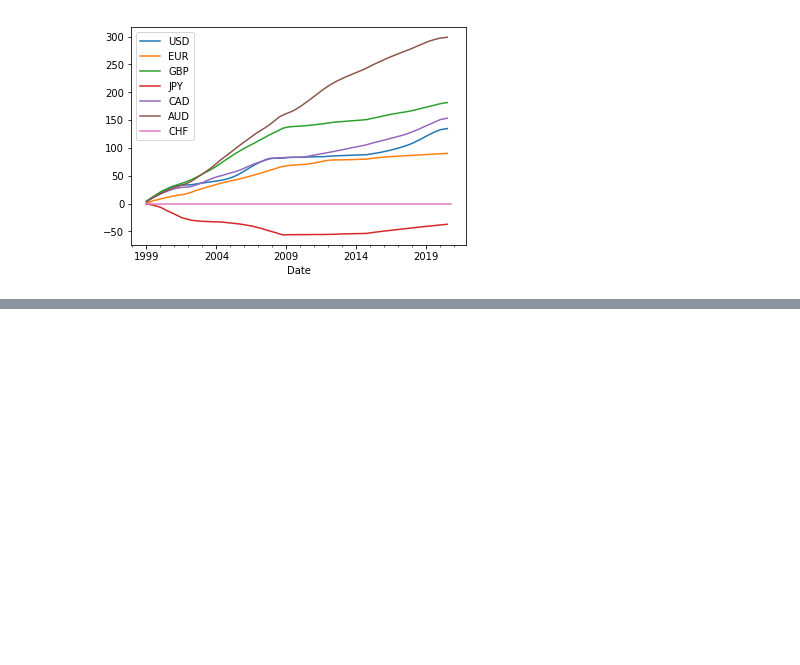
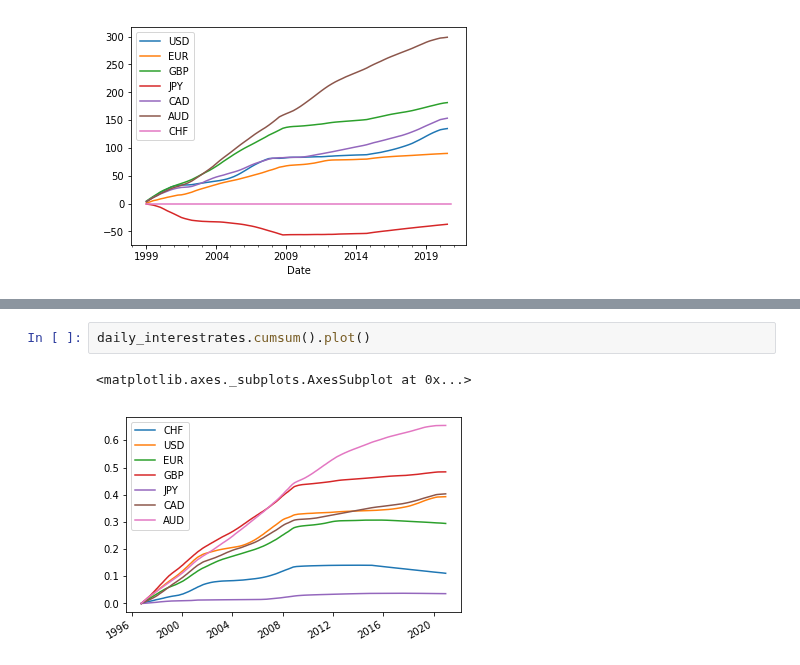
Before and after one commit to Tobias-Mann/Practicioners-Seminar-Notebook, a Jupyter notebook: Optimal Currency Hedging for International Equity Portfolios.ipynb, the cells around one changed output, grey strips where cells are left out. Cells and saved outputs as stored; diff of their text form; blank space fills up the shorter version.

```diff
--- a/Optimal Currency Hedging for International Equity Portfolios.ipynb
+++ b/Optimal Currency Hedging for International Equity Portfolios.ipynb
@@ -127,0 +159,5 @@ ValueError: could not broadcast input array from shape (8) into shape (1,7)
+# %%
+daily_interestrates.cumsum().plot()
+# %% [output]
+<matplotlib.axes._subplots.AxesSubplot at 0x...>
+[figure, added]
```
Also changed, not shown: parts of 15 cells of this notebook.
